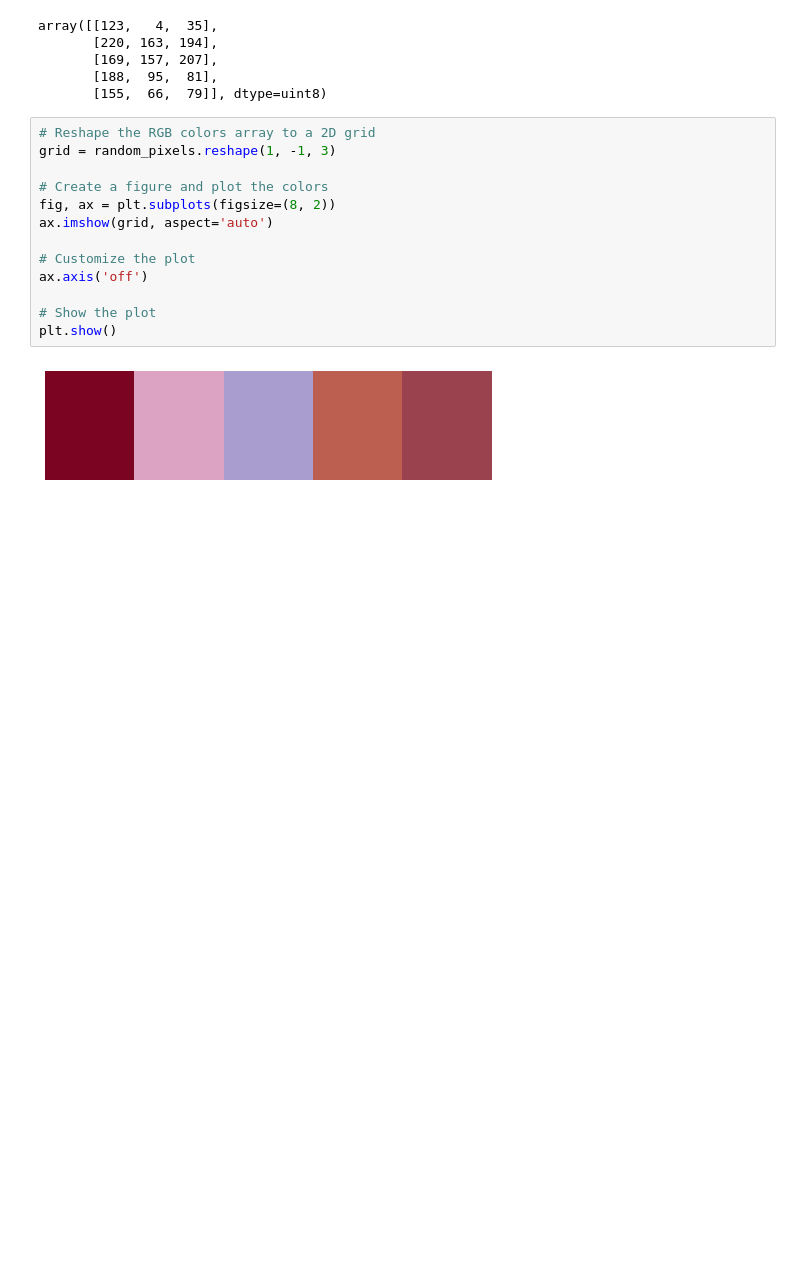
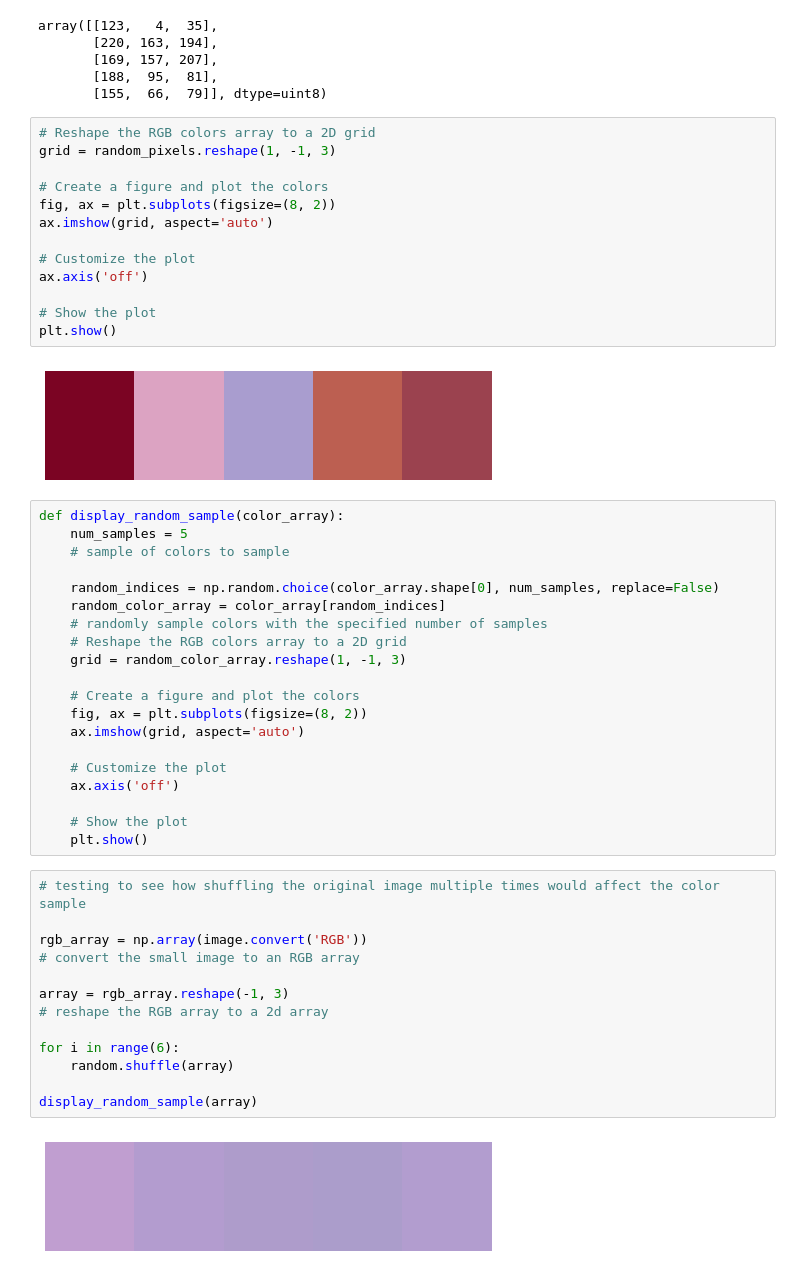
Before and after one commit to leehongc/color_palette_extractor, a Jupyter notebook: ColorPaletteExtractor.ipynb, the cells around one changed output. Saved outputs shown, nothing was run; the diff lists cells and outputs as text; blank space fills up the shorter version.

Commit message:
add shuffling to the original and pixelated image

```diff
--- a/ColorPaletteExtractor.ipynb
+++ b/ColorPaletteExtractor.ipynb
@@ -69,3 +70,38 @@ ax.axis('off')
 plt.show()
 # %% [output]
 [figure]
+# %%
+def display_random_sample(color_array):
+    num_samples = 5
+    # sample of colors to sample
+
+    random_indices = np.random.choice(color_array.shape[0], num_samples, replace=False)
+    random_color_array = color_array[random_indices]
+    # randomly sample colors with the specified number of samples
+    # Reshape the RGB colors array to a 2D grid
+    grid = random_color_array.reshape(1, -1, 3)
+
+    # Create a figure and plot the colors
+    fig, ax = plt.subplots(figsize=(8, 2))
+    ax.imshow(grid, aspect='auto')
+
+    # Customize the plot
+    ax.axis('off')
+
+    # Show the plot
+    plt.show()
+# %%
+# testing to see how shuffling the original image multiple times would affect the color sample
+
+rgb_array = np.array(image.convert('RGB'))
+# convert the small image to an RGB array
+
+array = rgb_array.reshape(-1, 3)
+# reshape the RGB array to a 2d array
+
+for i in range(6):
+    random.shuffle(array)
+
+display_random_sample(array)
+# %% [output]
+[figure, added]
```
Also changed, not shown: parts of 2 cells of this notebook.
